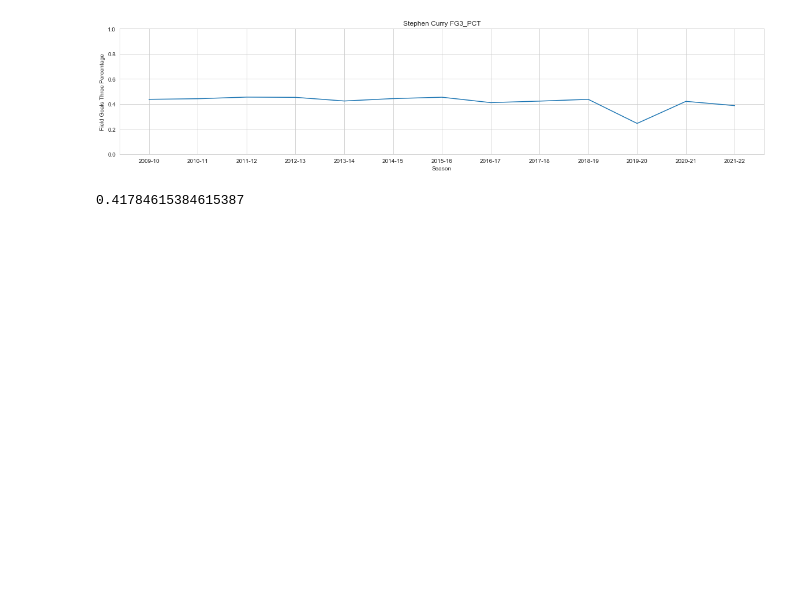
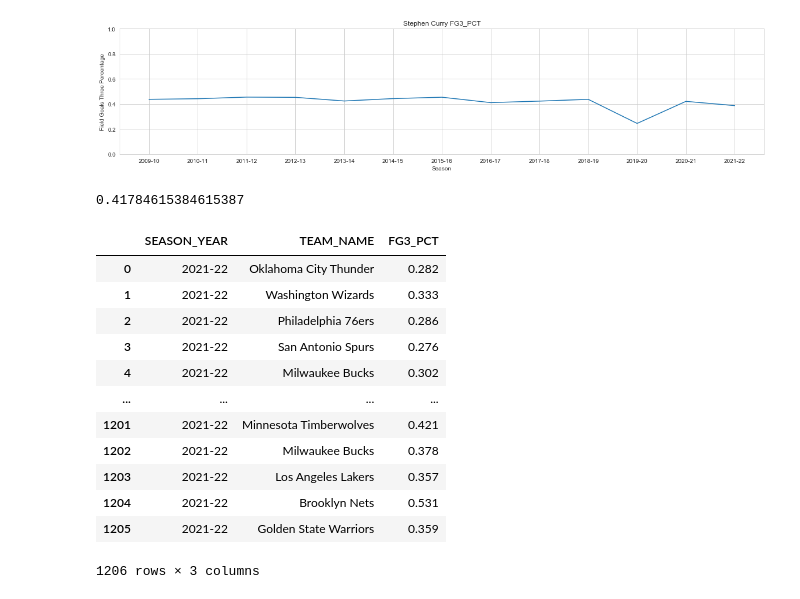
Before and after one commit to raquelcreis/nba_stats, a Jupyter notebook: notebook.ipynb, the cells around one changed output. Cells and saved outputs as stored; diff of their text form; code cells hidden in the pictures; blank space fills up the shorter version.

```diff
--- a/notebook.ipynb
+++ b/notebook.ipynb
@@ -71,0 +97,16 @@ curryCareer.FG3_PCT.mean()
+# %%
+logs1
+# %% [output]
+|  | SEASON_YEAR | TEAM_NAME | FG3_PCT |
+| 0 | 2021-22 | Oklahoma City Thunder | 0.282 |
+| 1 | 2021-22 | Washington Wizards | 0.333 |
+| 2 | 2021-22 | Philadelphia 76ers | 0.286 |
+| 3 | 2021-22 | San Antonio Spurs | 0.276 |
+| 4 | 2021-22 | Milwaukee Bucks | 0.302 |
+| ... | ... | ... | ... |
+| 1201 | 2021-22 | Minnesota Timberwolves | 0.421 |
+| 1202 | 2021-22 | Milwaukee Bucks | 0.378 |
+| 1203 | 2021-22 | Los Angeles Lakers | 0.357 |
+| 1204 | 2021-22 | Brooklyn Nets | 0.531 |
+| 1205 | 2021-22 | Golden State Warriors | 0.359 |
+1206 rows × 3 columns
```
Also changed, not shown: parts of 7 cells of this notebook.
